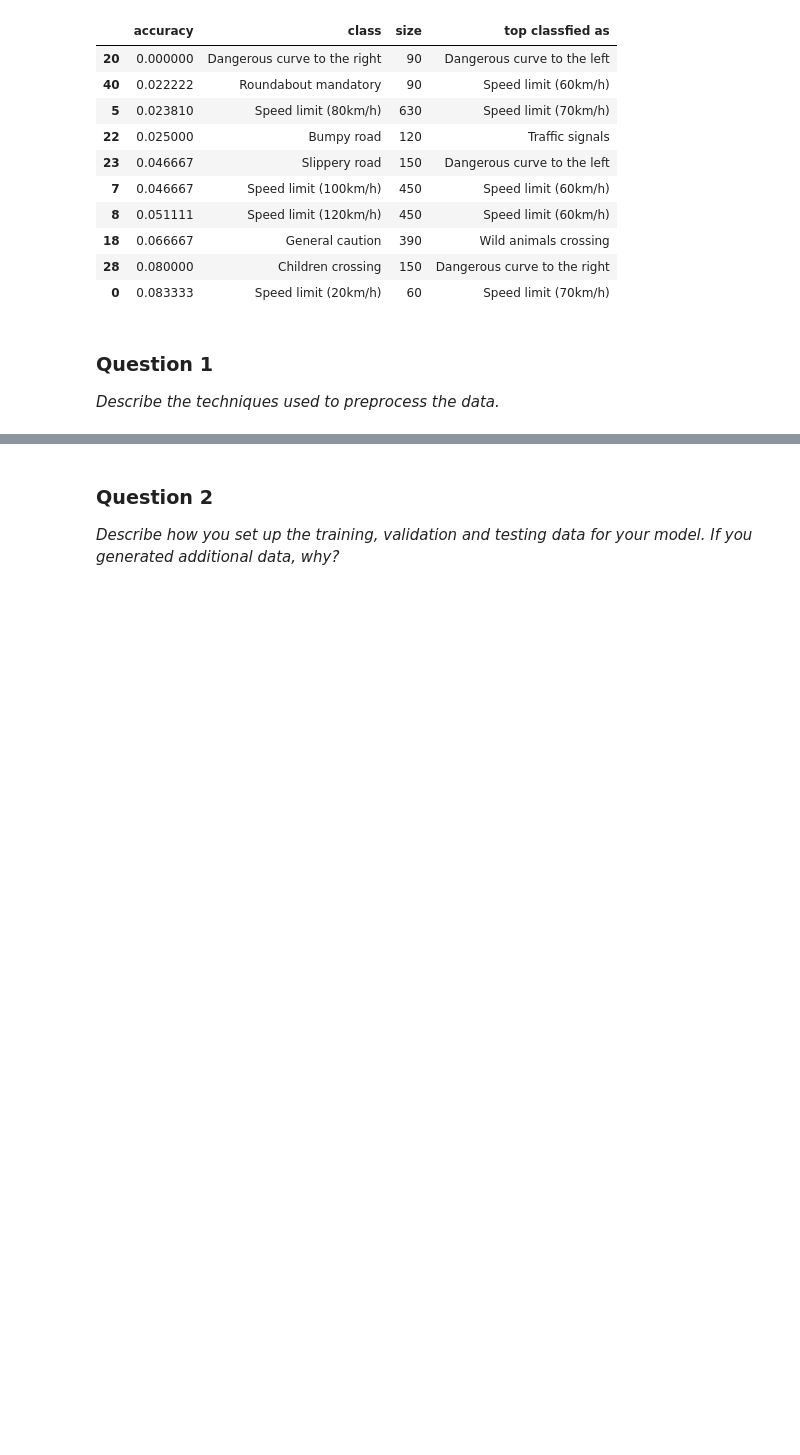
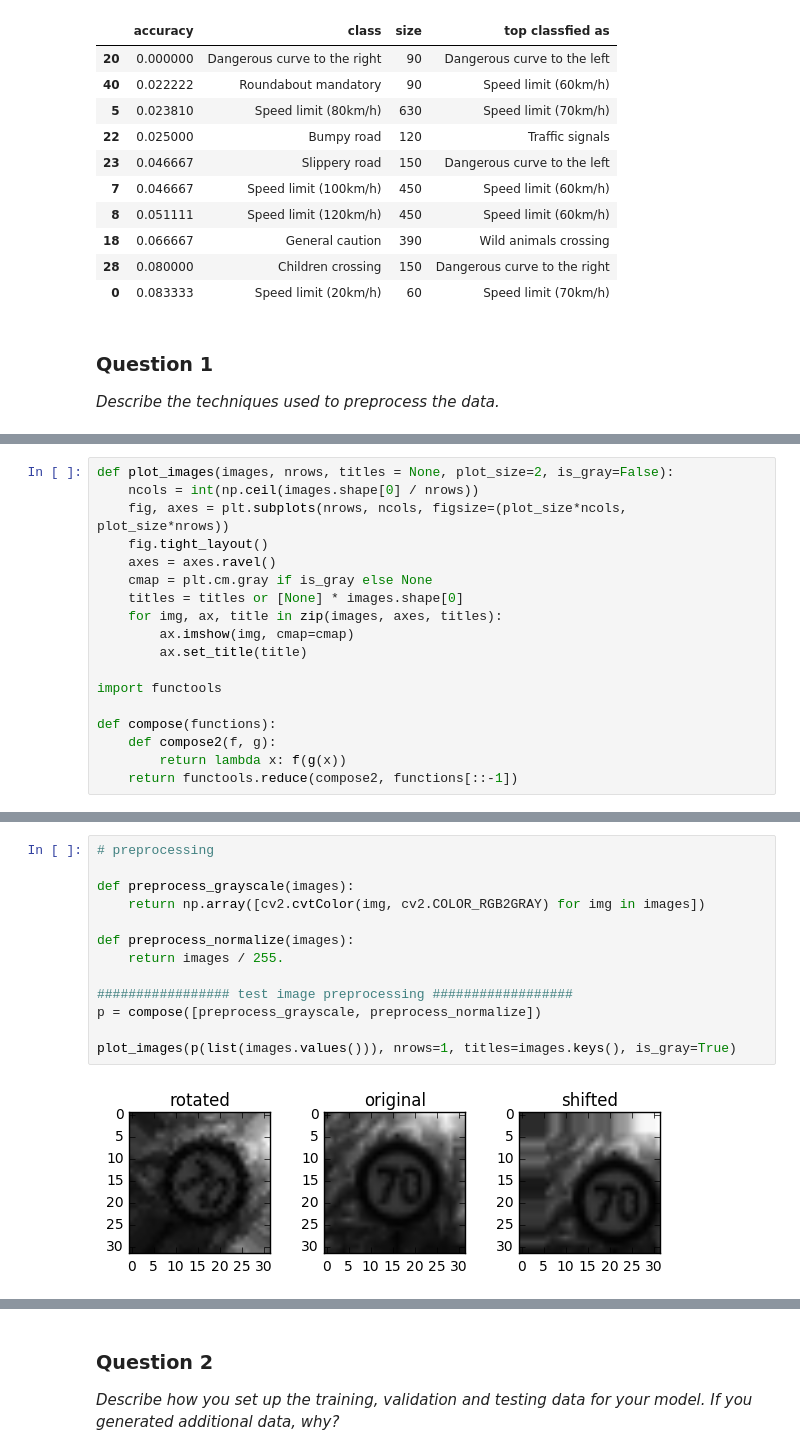
Before and after one commit to anuragreddygv323/traffic-signs, a Jupyter notebook: Traffic_Signs_Recognition-Solution.ipynb, the cells around one changed output, grey strips where cells are left out. Drawn from its saved outputs; the diff is of its cells as text; blank space fills up the shorter version.

```diff
--- a/Traffic_Signs_Recognition-Solution.ipynb
+++ b/Traffic_Signs_Recognition-Solution.ipynb
@@ -312,0 +322,18 @@ _Describe the techniques used to preprocess the data._
+# %%
+def plot_images(images, nrows, titles = None, plot_size=2, is_gray=False):
+    ncols = int(np.ceil(images.shape[0] / nrows))
+    fig, axes = plt.subplots(nrows, ncols, figsize=(plot_size*ncols, plot_size*nrows))
+    fig.tight_layout()
+    axes = axes.ravel()
+    cmap = plt.cm.gray if is_gray else None
+    titles = titles or [None] * images.shape[0]
+    for img, ax, title in zip(images, axes, titles):
+        ax.imshow(img, cmap=cmap)
+        ax.set_title(title)
+
+import functools
+
+def compose(functions):
+    def compose2(f, g):
+        return lambda x: f(g(x))
+    return functools.reduce(compose2, functions[::-1])
@@ -312,0 +407,15 @@ _Describe the techniques used to preprocess the data._
+# %%
+# preprocessing
+
+def preprocess_grayscale(images):
+    return np.array([cv2.cvtColor(img, cv2.COLOR_RGB2GRAY) for img in images])
+
+def preprocess_normalize(images):
+    return images / 255.
+
+################# test image preprocessing ##################
+p = compose([preprocess_grayscale, preprocess_normalize])
+
+plot_images(p(list(images.values())), nrows=1, titles=images.keys(), is_gray=True)
+# %% [output]
+[figure, added]
```
Also changed, not shown: parts of 10 cells of this notebook.
